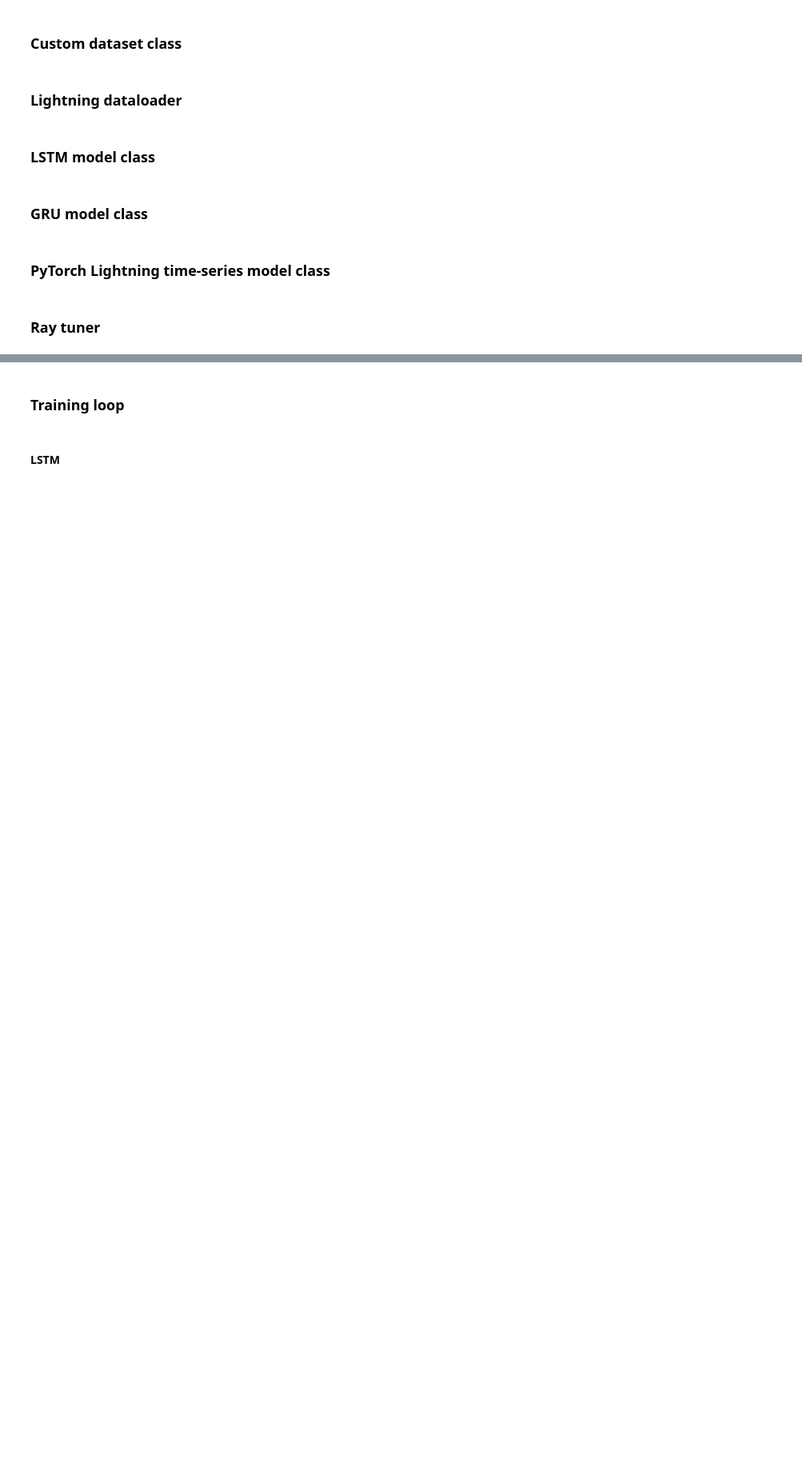
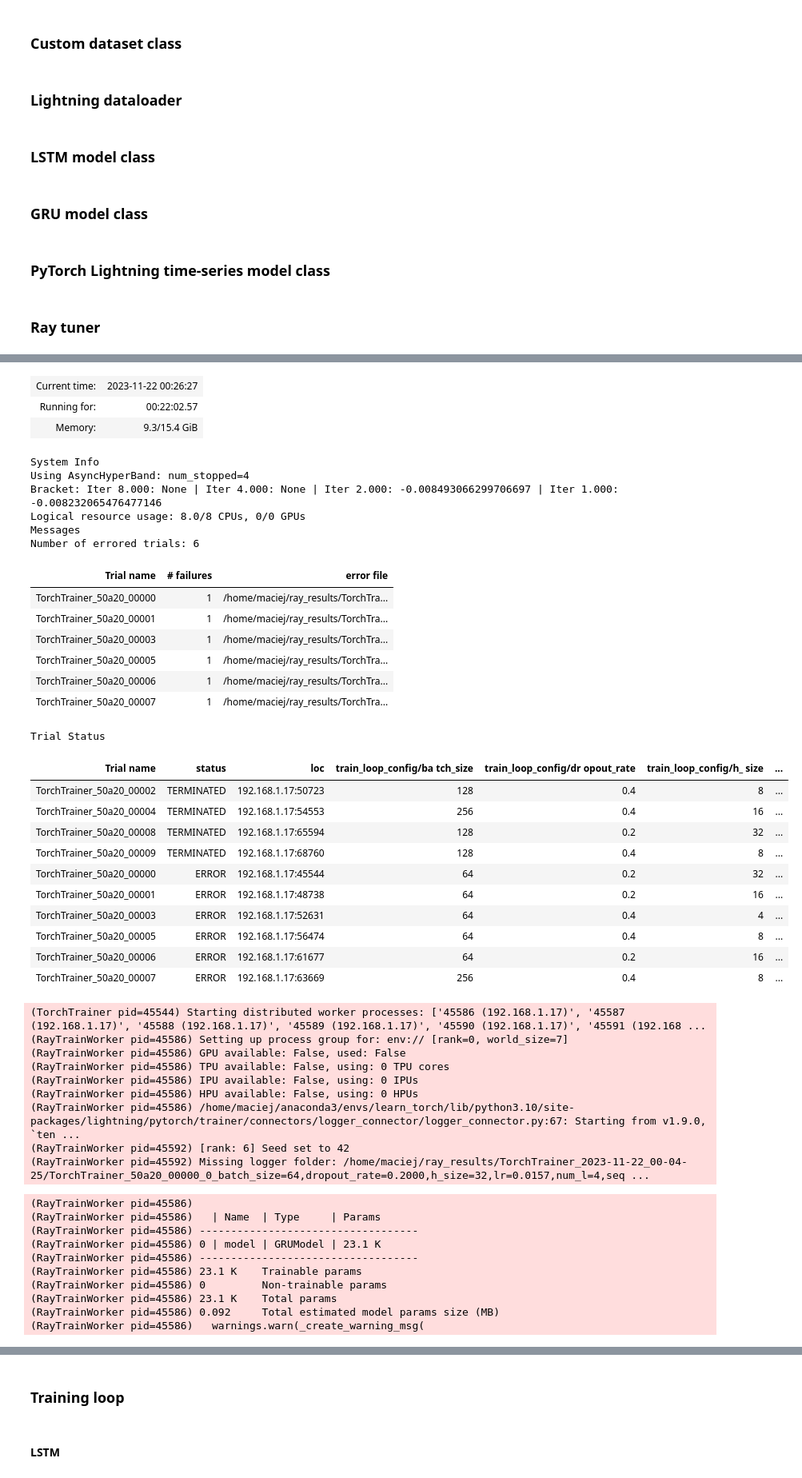
Before and after one commit to mrcljns/GRU-ML-presentation, a Jupyter notebook: gru_notebook.ipynb, the cells around one changed output, grey strips where cells are left out. Shown at 80% size. Cells and saved outputs as stored; diff of their text form; code cells hidden in the pictures; blank space fills up the shorter version.

```diff
--- a/gru_notebook.ipynb
+++ b/gru_notebook.ipynb
@@ -611,0 +610,6 @@ ResultGrid<[
+# %%
+L.seed_everything(42, workers=True)
+
+gru_search_results = tune_pollution_asha(num_samples=10)
+gru_search_results.get_best_result(metric="val_loss", mode="min")
+# %% [output]
@@ -611,0 +617,47 @@ ResultGrid<[
+| Current time: | 2023-11-22 00:26:27 |
+| Running for: | 00:22:02.57 |
+| Memory: | 9.3/15.4 GiB |
+System Info
+Using AsyncHyperBand: num_stopped=4
+Bracket: Iter 8.000: None | Iter 4.000: None | Iter 2.000: -0.008493066299706697 | Iter 1.000: -0.008232065476477146
+Logical resource usage: 8.0/8 CPUs, 0/0 GPUs
+Messages
+Number of errored trials: 6
+| Trial name | # failures | error file |
+| TorchTrainer_50a20_00000 | 1 | /home/maciej/ray_results/TorchTra... |
+| TorchTrainer_50a20_00001 | 1 | /home/maciej/ray_results/TorchTra... |
+| TorchTrainer_50a20_00003 | 1 | /home/maciej/ray_results/TorchTra... |
+| TorchTrainer_50a20_00005 | 1 | /home/maciej/ray_results/TorchTra... |
+| TorchTrainer_50a20_00006 | 1 | /home/maciej/ray_results/TorchTra... |
+| TorchTrainer_50a20_00007 | 1 | /home/maciej/ray_results/TorchTra... |
+Trial Status
+| Trial name | status | loc | train_loop_config/ba tch_size | train_loop_config/dr opout_rate | train_loop_config/h_ size | ... |
+| TorchTrainer_50a20_00002 | TERMINATED | 192.168.1.17:50723 | 128 | 0.4 | 8 | ... |
+| TorchTrainer_50a20_00004 | TERMINATED | 192.168.1.17:54553 | 256 | 0.4 | 16 | ... |
+| TorchTrainer_50a20_00008 | TERMINATED | 192.168.1.17:65594 | 128 | 0.2 | 32 | ... |
+| TorchTrainer_50a20_00009 | TERMINATED | 192.168.1.17:68760 | 128 | 0.4 | 8 | ... |
+| TorchTrainer_50a20_00000 | ERROR | 192.168.1.17:45544 | 64 | 0.2 | 32 | ... |
+| TorchTrainer_50a20_00001 | ERROR | 192.168.1.17:48738 | 64 | 0.2 | 16 | ... |
+| TorchTrainer_50a20_00003 | ERROR | 192.168.1.17:52631 | 64 | 0.4 | 4 | ... |
+| TorchTrainer_50a20_00005 | ERROR | 192.168.1.17:56474 | 64 | 0.4 | 8 | ... |
+| TorchTrainer_50a20_00006 | ERROR | 192.168.1.17:61677 | 64 | 0.2 | 16 | ... |
+| TorchTrainer_50a20_00007 | ERROR | 192.168.1.17:63669 | 256 | 0.4 | 8 | ... |
+(TorchTrainer pid=45544) Starting distributed worker processes: ['45586 (192.168.1.17)', '45587 (192.168.1.17)', '45588 (192.168.1.17)', '45589 (192.168.1.17)', '45590 (192.168.1.17)', '45591 (192.168 ...
+(RayTrainWorker pid=45586) Setting up process group for: env:// [rank=0, world_size=7]
+(RayTrainWorker pid=45586) GPU available: False, used: False
+(RayTrainWorker pid=45586) TPU available: False, using: 0 TPU cores
+(RayTrainWorker pid=45586) IPU available: False, using: 0 IPUs
+(RayTrainWorker pid=45586) HPU available: False, using: 0 HPUs
+(RayTrainWorker pid=45586) /home/maciej/anaconda3/envs/learn_torch/lib/python3.10/site-packages/lightning/pytorch/trainer/connectors/logger_connector/logger_connector.py:67: Starting from v1.9.0, `ten ...
+(RayTrainWorker pid=45592) [rank: 6] Seed set to 42
+(RayTrainWorker pid=45592) Missing logger folder: /home/maciej/ray_results/TorchTrainer_2023-11-22_00-04-25/TorchTrainer_50a20_00000_0_batch_size=64,dropout_rate=0.2000,h_size=32,lr=0.0157,num_l=4,seq ...
+(RayTrainWorker pid=45586)
+(RayTrainWorker pid=45586)   | Name  | Type     | Params
+(RayTrainWorker pid=45586) -----------------------------------
+(RayTrainWorker pid=45586) 0 | model | GRUModel | 23.1 K
+(RayTrainWorker pid=45586) -----------------------------------
+(RayTrainWorker pid=45586) 23.1 K    Trainable params
+(RayTrainWorker pid=45586) 0         Non-trainable params
+(RayTrainWorker pid=45586) 23.1 K    Total params
+(RayTrainWorker pid=45586) 0.092     Total estimated model params size (MB)
+(RayTrainWorker pid=45586)   warnings.warn(_create_warning_msg(
```
Also changed, not shown: parts of 24 cells of this notebook.
